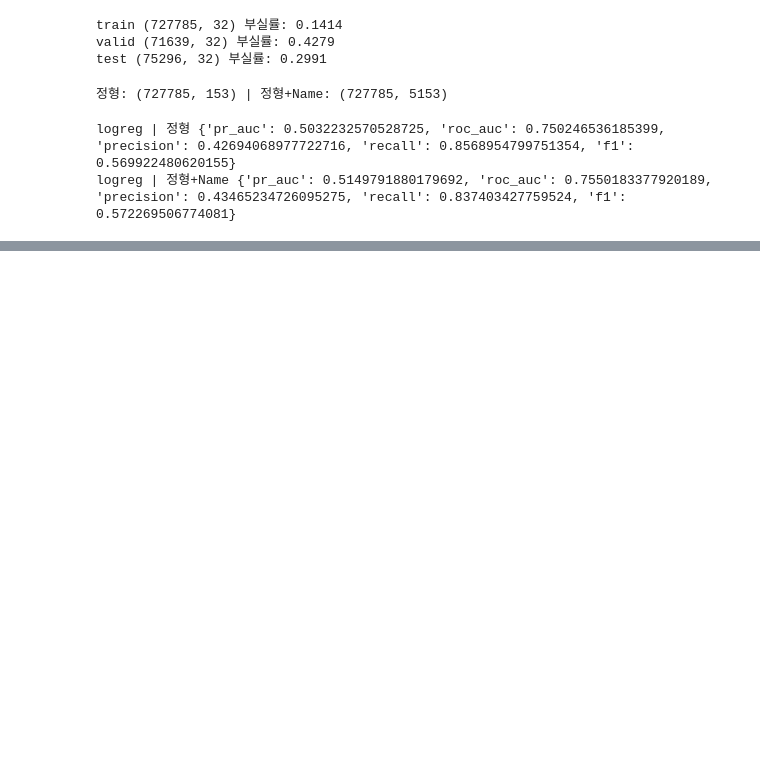
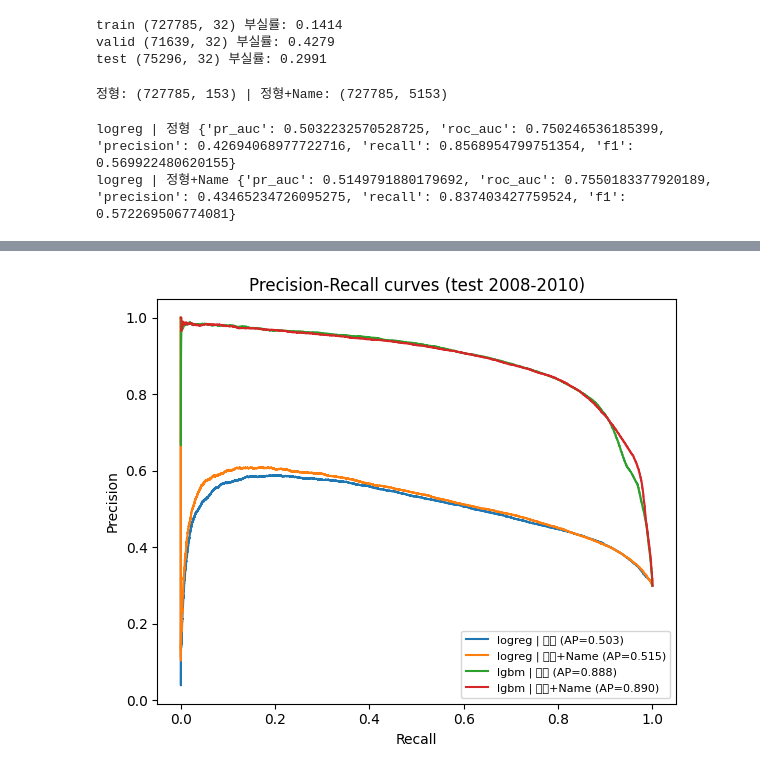
Before and after one commit to ksj41165-ops/sba2, a Jupyter notebook: notebooks/02_sba_modeling.ipynb, the cells around one changed output, grey strips where cells are left out. Drawn from its saved outputs; the diff is of its cells as text; code cells hidden in the pictures; blank space fills up the shorter version.

```diff
--- a/notebooks/02_sba_modeling.ipynb
+++ b/notebooks/02_sba_modeling.ipynb
@@ -93,0 +108,9 @@ lgbm | 정형+Name {'pr_auc': 0.8895752302767406, 'roc_auc': 0.9496462804312927,
+# %%
+best_tag = res_df["pr_auc"].idxmax()
+score_map = {"logreg | 정형": s_logreg_s, "logreg | 정형+Name": s_logreg_sn,
+             "lgbm | 정형": s_lgbm_s, "lgbm | 정형+Name": s_lgbm_sn}
+print("최고 PR-AUC 모델:", best_tag)
+seg = segment_metrics(yte, score_map[best_tag], is_new_test)
+seg_df = pd.DataFrame(seg).T.round(4)
+display(seg_df)
+seg_df.to_csv(REP / "segment_results.csv", encoding="utf-8-sig")
@@ -93,0 +123,12 @@ lgbm | 정형+Name {'pr_auc': 0.8895752302767406, 'roc_auc': 0.9496462804312927,
+# %%
+from sklearn.metrics import precision_recall_curve
+fig, ax = plt.subplots(figsize=(6, 5))
+for tag, s in score_map.items():
+    p, r, _ = precision_recall_curve(yte, s)
+    ax.plot(r, p, label=f"{tag} (AP={results[tag]['pr_auc']:.3f})")
+ax.set_xlabel("Recall"); ax.set_ylabel("Precision")
+ax.set_title("Precision-Recall curves (test 2008-2010)")
+ax.legend(fontsize=8)
+fig.tight_layout(); fig.savefig(REP / "figures" / "pr_curves.png", dpi=120); plt.show()
+# %% [output]
+[figure, added]
```
Also changed, not shown: parts of 4 cells of this notebook, 3 other files.
